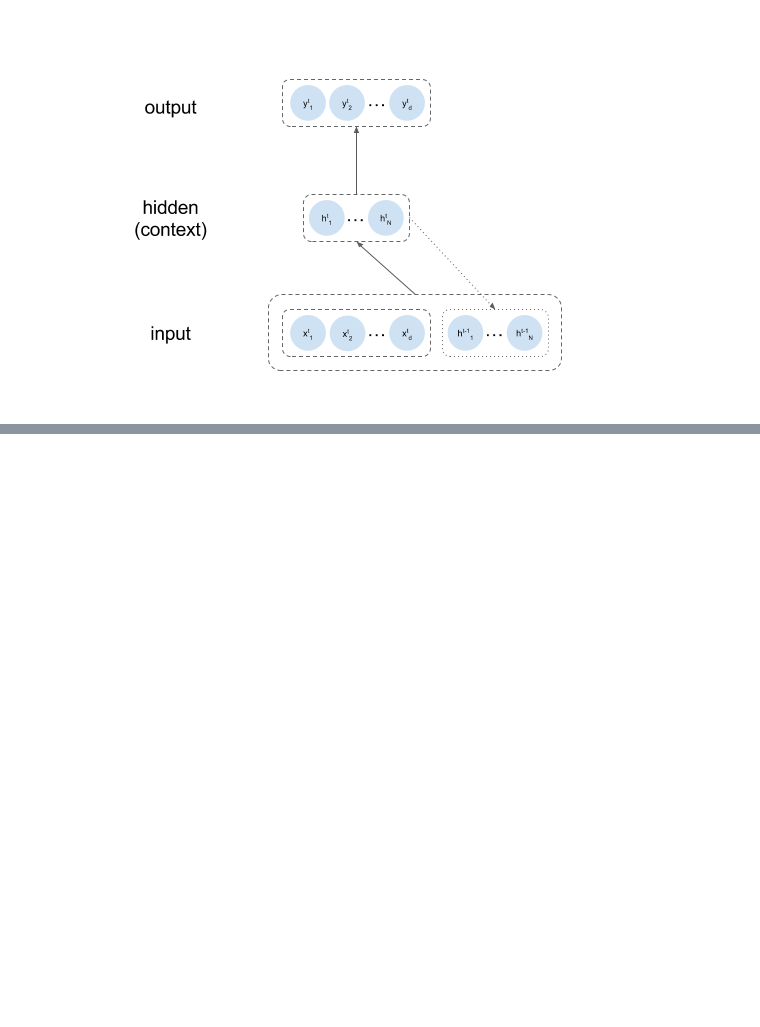
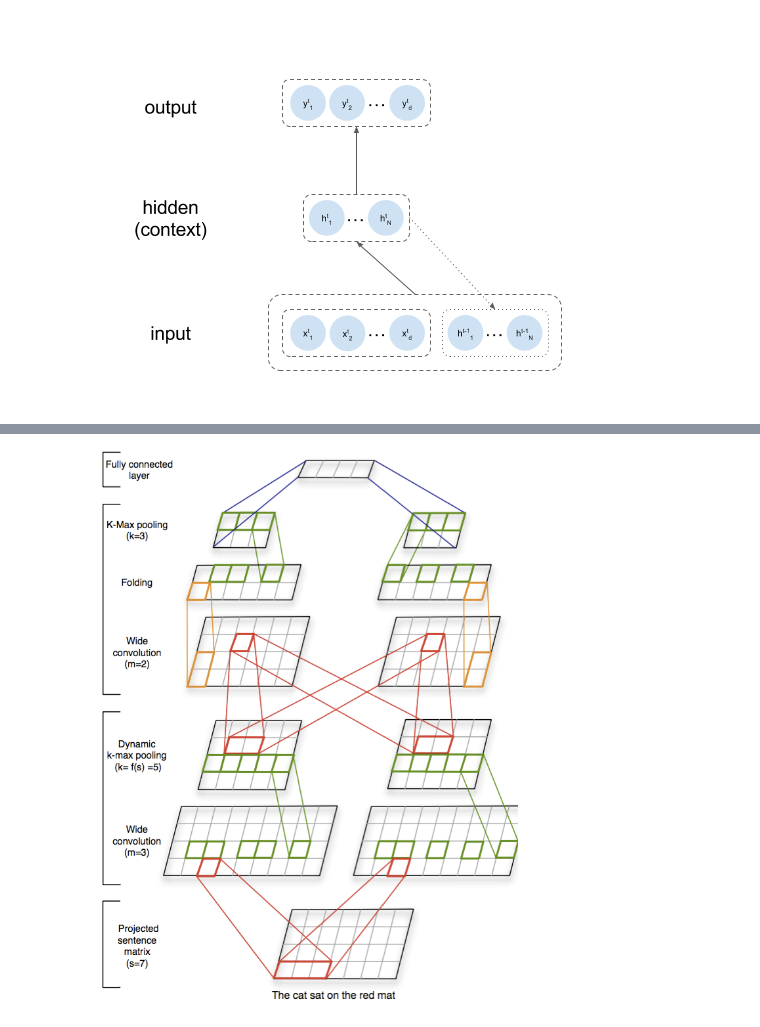
Before and after one commit to ArmiNouri/CognitiveComputing, a Jupyter notebook: DeepLearning/Overview/Overview.ipynb, the cells around one changed output, grey strips where cells are left out. Saved outputs shown, nothing was run; the diff lists cells and outputs as text; code cells hidden in the pictures; blank space fills up the shorter version.

```diff
--- a/DeepLearning/Overview/Overview.ipynb
+++ b/DeepLearning/Overview/Overview.ipynb
@@ -59,0 +120,4 @@ RNNs are very useful in capturing long-term dependencies in arbirtrarily long se
+# %%
+Image(filename='images/cnn.png')
+# %% [output]
+[figure, added]
```
Also changed, not shown: parts of 8 cells of this notebook, 4 other files.
